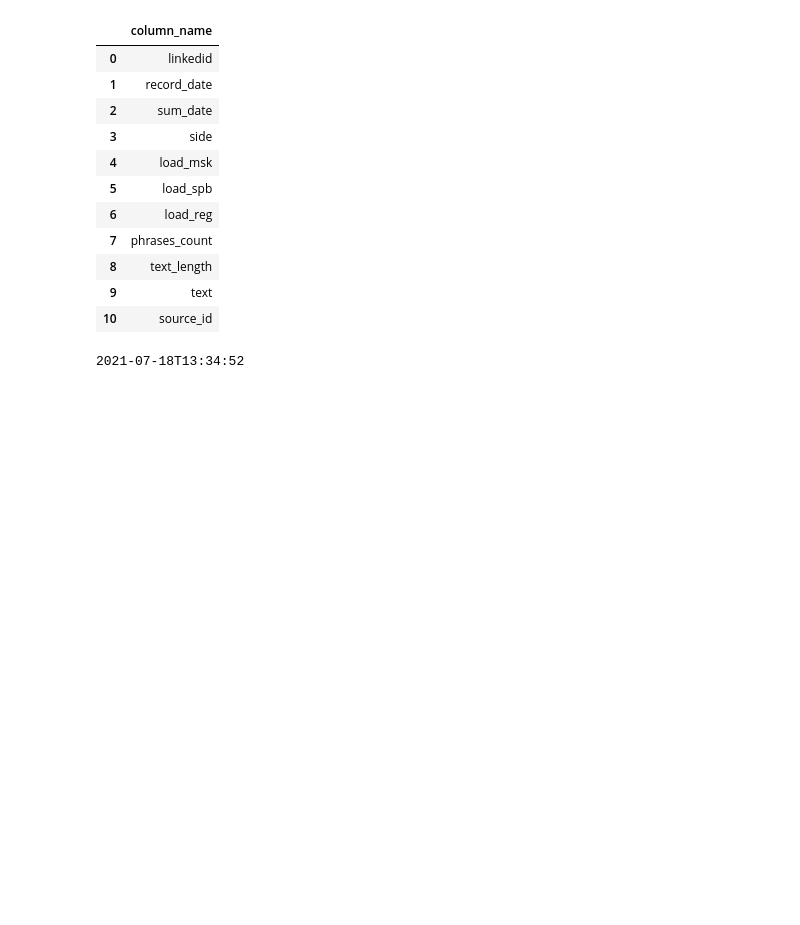
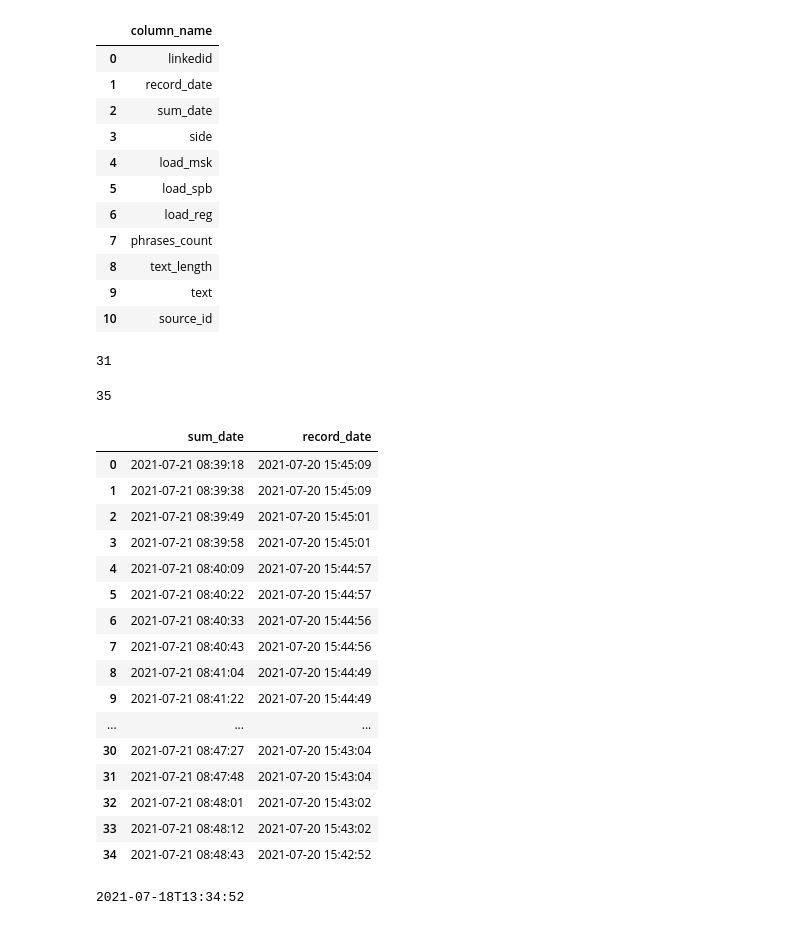
Before and after one commit to format37/call_centre_stt_server, a Jupyter notebook: summarizator.ipynb, the cells around one changed output. Cells and saved outputs as stored; diff of their text form; code cells hidden in the pictures; blank space fills up the shorter version.

Commit message:
modified:   init_server.py 	modified:   monitoring.py 	modified:   summarization.py 	modified:   summarizator.ipynb

```diff
--- a/summarizator.ipynb
+++ b/summarizator.ipynb
@@ -522,6 +522,37 @@ queue
 | 8 | text_length |
 | 9 | text |
 | 10 | source_id |
+# %%
+31
+# %% [output]
+31
+# %%
+
+start_time = (datetime.datetime.now() + datetime.timedelta(minutes=-10)).strftime('%Y-%m-%dT%H:%M:%S')
+query = "SELECT distinct sum_date, record_date from summarization where"
+query += " sum_date>'"+start_time+"' and not text='' order by sum_date;"
+df = read_sql(query)
+print(len(df))
+df
+# %% [output]
+35
+|  | sum_date | record_date |
+| 0 | 2021-07-21 08:39:18 | 2021-07-20 15:45:09 |
+| 1 | 2021-07-21 08:39:38 | 2021-07-20 15:45:09 |
+| 2 | 2021-07-21 08:39:49 | 2021-07-20 15:45:01 |
+| 3 | 2021-07-21 08:39:58 | 2021-07-20 15:45:01 |
+| 4 | 2021-07-21 08:40:09 | 2021-07-20 15:44:57 |
+| 5 | 2021-07-21 08:40:22 | 2021-07-20 15:44:57 |
+| 6 | 2021-07-21 08:40:33 | 2021-07-20 15:44:56 |
+| 7 | 2021-07-21 08:40:43 | 2021-07-20 15:44:56 |
+| 8 | 2021-07-21 08:41:04 | 2021-07-20 15:44:49 |
+| 9 | 2021-07-21 08:41:22 | 2021-07-20 15:44:49 |
+| ... | ... | ... |
+| 30 | 2021-07-21 08:47:27 | 2021-07-20 15:43:04 |
+| 31 | 2021-07-21 08:47:48 | 2021-07-20 15:43:04 |
+| 32 | 2021-07-21 08:48:01 | 2021-07-20 15:43:02 |
+| 33 | 2021-07-21 08:48:12 | 2021-07-20 15:43:02 |
+| 34 | 2021-07-21 08:48:43 | 2021-07-20 15:42:52 |
 # %%
 ### summarization monitoring
 # %%
```
Also changed, not shown: parts of 7 cells of this notebook, 3 other files.
